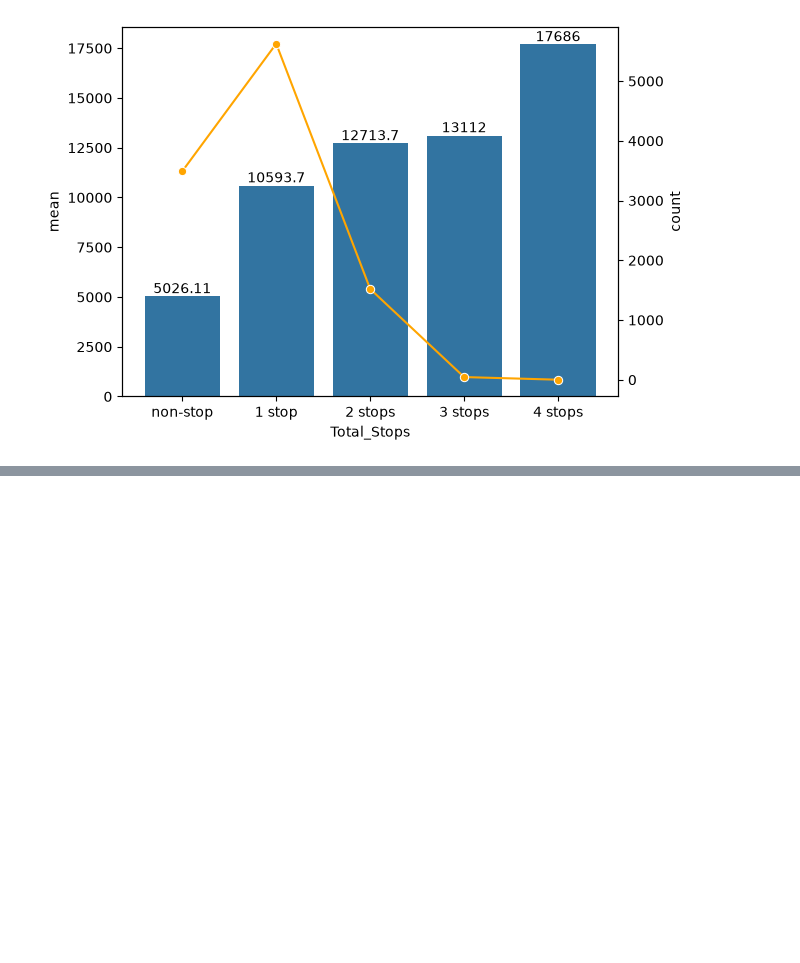
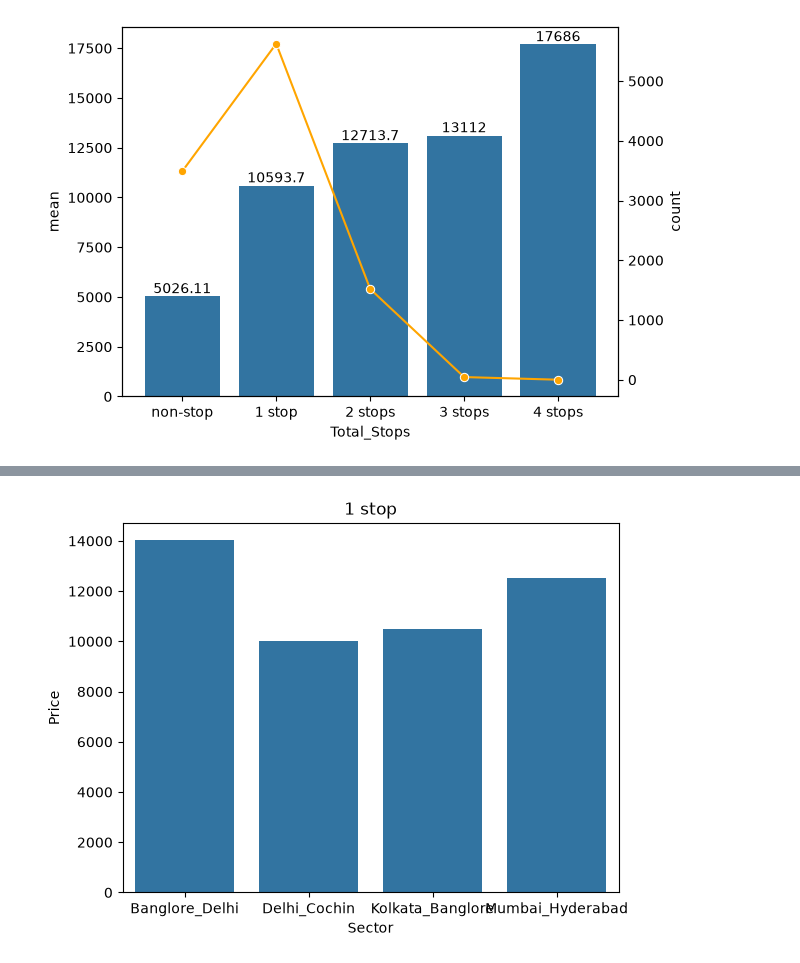
Before and after one commit to SHIVRAJSHINDE/Ethans, a Jupyter notebook: 17 18 20/DataAna/Data_Ana_Airline/project_01.ipynb, the cells around one changed output, grey strips where cells are left out. Drawn from its saved outputs; the diff is of its cells as text; code cells hidden in the pictures; blank space fills up the shorter version.

```diff
--- a/17 18 20/DataAna/Data_Ana_Airline/project_01.ipynb
+++ b/17 18 20/DataAna/Data_Ana_Airline/project_01.ipynb
@@ -323,0 +321,21 @@ Name: count, dtype: int64
+# %%
+# •	Average fare of each Sector with Total-stops
+
+
+df
+# combination of source and Destination
+
+df['Sector'] = df['Source']+"_"+df['Destination']
+df
+
+Secto_df = df.groupby(['Total_Stops','Sector'])['Price'].mean()
+Secto_df = Secto_df.reset_index()
+Secto_df
+
+new_df = Secto_df[Secto_df['Total_Stops']=='1 stop']
+new_df
+sns.barplot(x=new_df['Sector'],y=new_df['Price'])
+plt.title('1 stop')
+plt.show()
+# %% [output]
+[figure, added]
```
Also changed, not shown: parts of 17 cells of this notebook, 21 other files.
